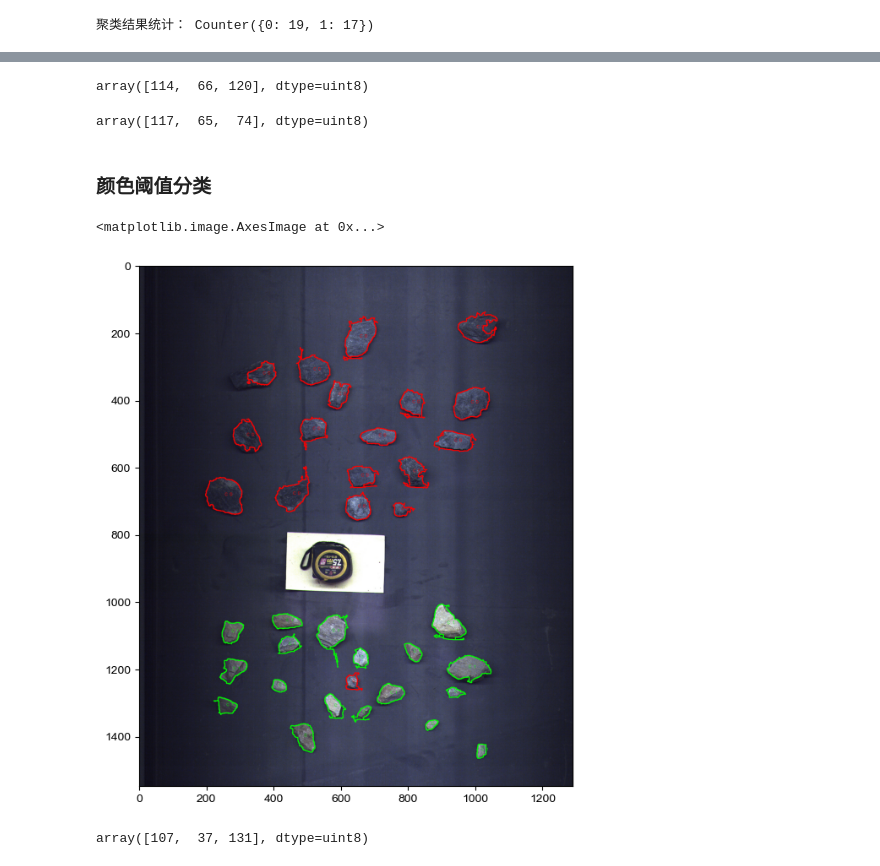
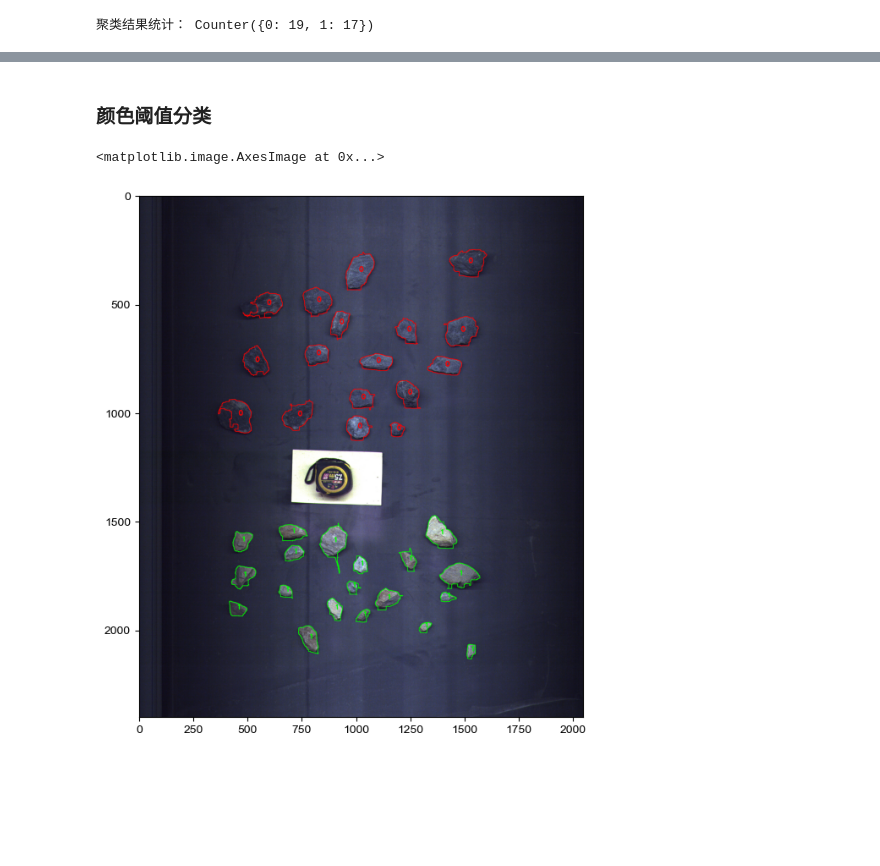
Before and after one commit to yaojian95/jt_ore_sorting, a Jupyter notebook: run_RGB.ipynb, the cells around one changed output, grey strips where cells are left out. Saved outputs shown, nothing was run; the diff lists cells and outputs as text; code cells hidden in the pictures; blank space fills up the shorter version.

```diff
--- a/run_RGB.ipynb
+++ b/run_RGB.ipynb
@@ -125,0 +165,15 @@ for i, cnt in enumerate(filtered_contours):
+# %%
+# 按质心的 y 坐标排序（从上往下）
+results_sorted = sorted(results, key=lambda r: r["centroid"][1])
+
+img_numbered = img_down.copy()
+
+for idx, r in enumerate(results_sorted):
+    cx, cy = r["centroid"]
+
+    # 用绿色标注编号
+    cv2.putText(img_numbered, str(idx + 1), (cx, cy),
+                cv2.FONT_HERSHEY_SIMPLEX, 0.6, (0, 255, 0), 2)
+
+plt.figure(figsize=(10, 8))
+plt.imshow(cv2.cvtColor(img_numbered, cv2.COLOR_BGR2RGB))
@@ -147,7 +210,7 @@ print("聚类结果统计：", Counter(labels))
 聚类结果统计： Counter({0: 19, 1: 17})
 # %%
 # 复制一份图像
-img_with_labels = img.copy()
+img_with_labels = img_down.copy()
 
 # 分类颜色标识（可调）
 cluster_colors = {
@@ -235,51 +239,28 @@ plot_color_dis('mean_hsv', results_sorted[17:])
-# %%
-results_sorted[26]['mean_hsv']
-# %% [output]
-array([114,  66, 120], dtype=uint8)
-# %%
-results_sorted[3]['mean_hsv']
-# %% [output]
-array([117,  65,  74], dtype=uint8)
 # %% [markdown]
 ### 颜色阈值分类
 # %%
-def rgb_to_hsv(rgb):
-    color = np.uint8([[rgb]])  # 转换为 OpenCV 的格式
-    hsv = cv2.cvtColor(color, cv2.COLOR_RGB2HSV)
-    return hsv[0, 0]  # 返回 H, S, V
-
-for r in results:
-    mean_rgb = r["mean_rgb"]  # (R, G, B)
-    # 注意 OpenCV 默认是 BGR
-    mean_bgr = (mean_rgb[2], mean_rgb[1], mean_rgb[0])  # 转换为 BGR
-    r["mean_hsv"] = rgb_to_hsv(mean_bgr)  # 例如：[H, S, V]
-
 # 自定义分类规则
 for r in results:
     H, S, V = r["mean_hsv"]
 
-    if S < 65:
+    if S < 70:
         r["class_by_color"] = 1
     else:
         r["class_by_color"] = 0
 
-img_colorclass = img.copy()
+img_colorclass = img_down.copy()
 
 for r, cnt in zip(results, filtered_contours):
     cx, cy = r["centroid"]
     cluster_id = r["class_by_color"]
     color = cluster_colors[cluster_id]
 
-    label = f"C {cluster_id}"
+    label = f"{cluster_id}"
     cv2.drawContours(img_colorclass, [cnt], -1, color, 2)
-    cv2.putText(img_colorclass, label, (cx, cy), cv2.FONT_HERSHEY_SIMPLEX, 0.4, color, 1)
+    cv2.putText(img_colorclass, label, (cx, cy), cv2.FONT_HERSHEY_SIMPLEX, 1, color, 3)
 
 plt.figure(figsize=(10, 8))
 plt.imshow(cv2.cvtColor(img_colorclass, cv2.COLOR_BGR2RGB))
 # %% [output]
 <matplotlib.image.AxesImage at 0x...>
-[figure, old version]
+[figure, new version]
-# %%
-results[0]['mean_hsv']
-# %% [output]
-array([107,  37, 131], dtype=uint8)
```
Also changed, not shown: parts of 20 cells of this notebook.
